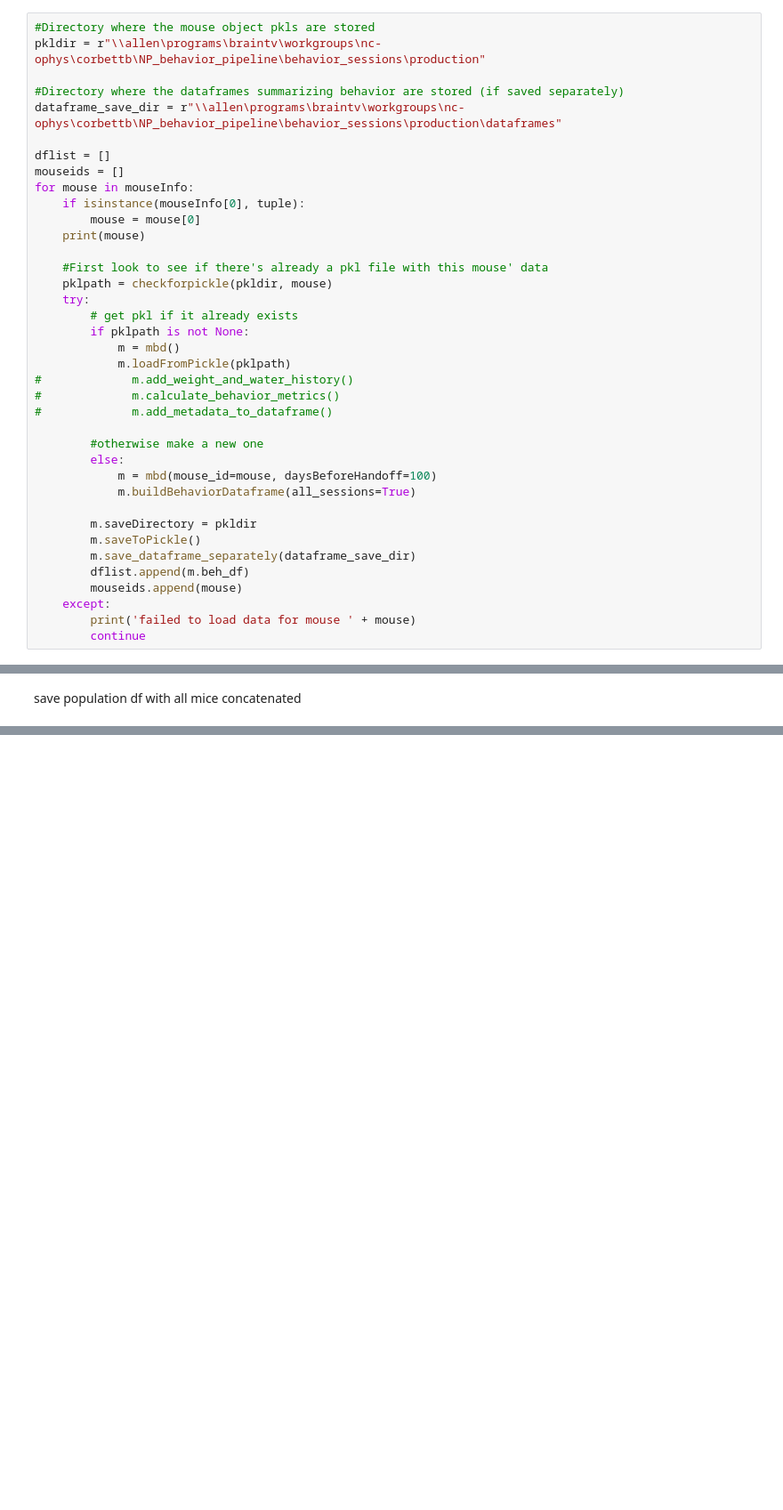
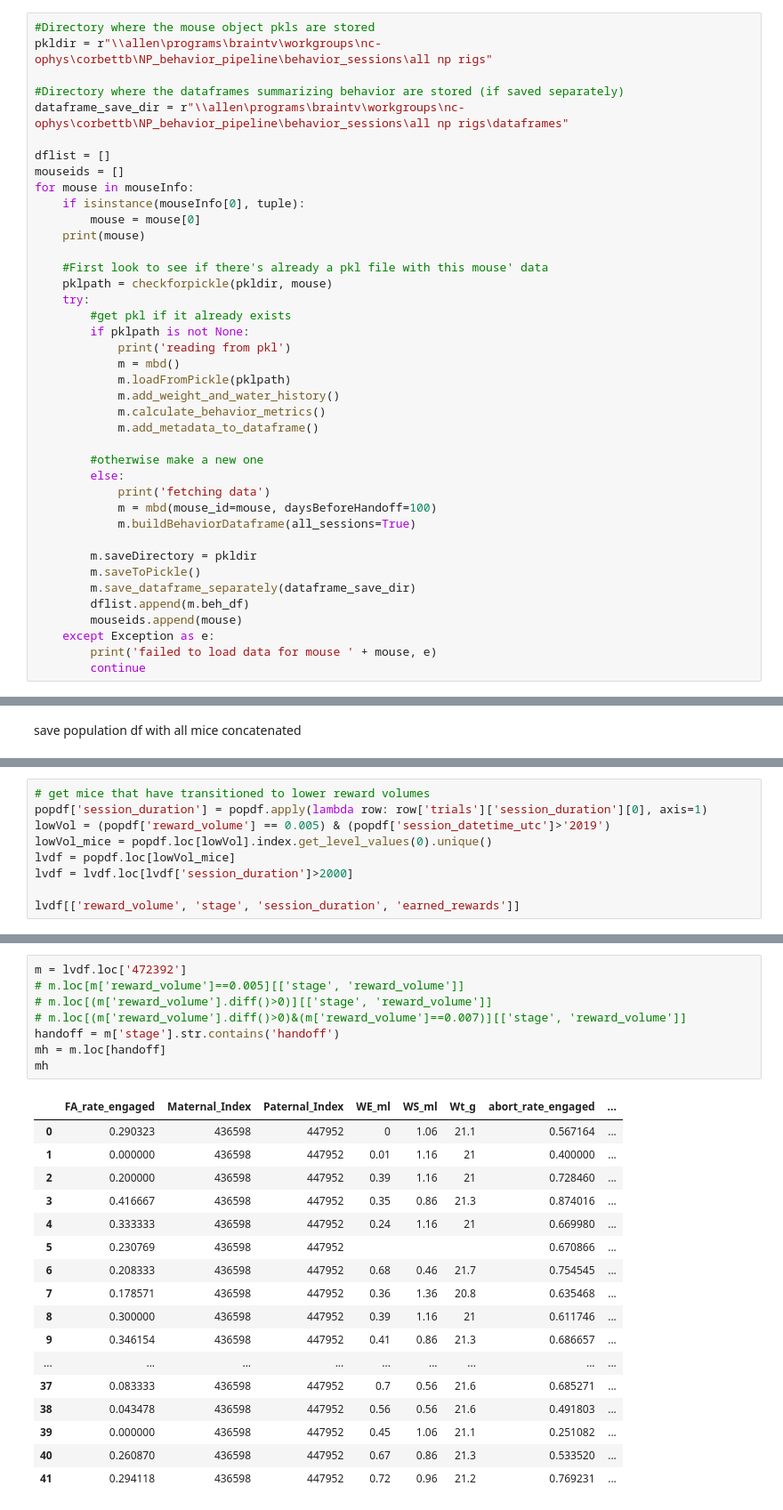
Before and after one commit to taminar/mouseBehaviorData, a Jupyter notebook: runBatchofMice.ipynb, the cells around one changed output, grey strips where cells are left out. Shown at 89% size. Saved outputs shown, nothing was run; the diff lists cells and outputs as text; blank space fills up the shorter version.

```diff
--- a/runBatchofMice.ipynb
+++ b/runBatchofMice.ipynb
@@ -20,10 +32,10 @@ def checkforpickle(directory, mouseID):
     return pklpath
 # %%
 #Directory where the mouse object pkls are stored
-pkldir = r"\\allen\programs\braintv\workgroups\nc-ophys\corbettb\NP_behavior_pipeline\behavior_sessions\production"
+pkldir = r"\\allen\programs\braintv\workgroups\nc-ophys\corbettb\NP_behavior_pipeline\behavior_sessions\all np rigs"
 
 #Directory where the dataframes summarizing behavior are stored (if saved separately)
-dataframe_save_dir = r"\\allen\programs\braintv\workgroups\nc-ophys\corbettb\NP_behavior_pipeline\behavior_sessions\production\dataframes"
+dataframe_save_dir = r"\\allen\programs\braintv\workgroups\nc-ophys\corbettb\NP_behavior_pipeline\behavior_sessions\all np rigs\dataframes"
 
 dflist = []
 mouseids = []
@@ -35,16 +47,18 @@ for mouse in mouseInfo:
     #First look to see if there's already a pkl file with this mouse' data
     pklpath = checkforpickle(pkldir, mouse)
     try:
-        # get pkl if it already exists
+        #get pkl if it already exists
         if pklpath is not None:
+            print('reading from pkl')
             m = mbd()
             m.loadFromPickle(pklpath)
-#             m.add_weight_and_water_history()
-#             m.calculate_behavior_metrics()
-#             m.add_metadata_to_dataframe()
+            m.add_weight_and_water_history()
+            m.calculate_behavior_metrics()
+            m.add_metadata_to_dataframe()
 
         #otherwise make a new one
         else:
+            print('fetching data')
             m = mbd(mouse_id=mouse, daysBeforeHandoff=100)
             m.buildBehaviorDataframe(all_sessions=True)
 
@@ -53,7 +67,7 @@ for mouse in mouseInfo:
         m.save_dataframe_separately(dataframe_save_dir)
         dflist.append(m.beh_df)
         mouseids.append(mouse)
-    except:
-        print('failed to load data for mouse ' + mouse)
+    except Exception as e:
+        print('failed to load data for mouse ' + mouse, e)
         continue
 # %% [output]
@@ -119,0 +127,9 @@ KeyError: 'session_datetime_utc'
+# %%
+# get mice that have transitioned to lower reward volumes
+popdf['session_duration'] = popdf.apply(lambda row: row['trials']['session_duration'][0], axis=1)
+lowVol = (popdf['reward_volume'] == 0.005) & (popdf['session_datetime_utc']>'2019')
+lowVol_mice = popdf.loc[lowVol].index.get_level_values(0).unique()
+lvdf = popdf.loc[lowVol_mice]
+lvdf = lvdf.loc[lvdf['session_duration']>2000]
+
+lvdf[['reward_volume', 'stage', 'session_duration', 'earned_rewards']]
@@ -119,0 +155,26 @@ KeyError: 'session_datetime_utc'
+# %%
+m = lvdf.loc['472392']
+# m.loc[m['reward_volume']==0.005][['stage', 'reward_volume']]
+# m.loc[(m['reward_volume'].diff()>0)][['stage', 'reward_volume']]
+# m.loc[(m['reward_volume'].diff()>0)&(m['reward_volume']==0.007)][['stage', 'reward_volume']]
+handoff = m['stage'].str.contains('handoff')
+mh = m.loc[handoff]
+mh
+# %% [output]
+|  | FA_rate_engaged | Maternal_Index | Paternal_Index | WE_ml | WS_ml | Wt_g | abort_rate_engaged | ... |
+| 0 | 0.290323 | 436598 | 447952 | 0 | 1.06 | 21.1 | 0.567164 | ... |
+| 1 | 0.000000 | 436598 | 447952 | 0.01 | 1.16 | 21 | 0.400000 | ... |
+| 2 | 0.200000 | 436598 | 447952 | 0.39 | 1.16 | 21 | 0.728460 | ... |
+| 3 | 0.416667 | 436598 | 447952 | 0.35 | 0.86 | 21.3 | 0.874016 | ... |
+| 4 | 0.333333 | 436598 | 447952 | 0.24 | 1.16 | 21 | 0.669980 | ... |
+| 5 | 0.230769 | 436598 | 447952 |  |  |  | 0.670866 | ... |
+| 6 | 0.208333 | 436598 | 447952 | 0.68 | 0.46 | 21.7 | 0.754545 | ... |
+| 7 | 0.178571 | 436598 | 447952 | 0.36 | 1.36 | 20.8 | 0.635468 | ... |
+| 8 | 0.300000 | 436598 | 447952 | 0.39 | 1.16 | 21 | 0.611746 | ... |
+| 9 | 0.346154 | 436598 | 447952 | 0.41 | 0.86 | 21.3 | 0.686657 | ... |
+| ... | ... | ... | ... | ... | ... | ... | ... | ... |
+| 37 | 0.083333 | 436598 | 447952 | 0.7 | 0.56 | 21.6 | 0.685271 | ... |
+| 38 | 0.043478 | 436598 | 447952 | 0.56 | 0.56 | 21.6 | 0.491803 | ... |
+| 39 | 0.000000 | 436598 | 447952 | 0.45 | 1.06 | 21.1 | 0.251082 | ... |
+| 40 | 0.260870 | 436598 | 447952 | 0.67 | 0.86 | 21.3 | 0.533520 | ... |
+| 41 | 0.294118 | 436598 | 447952 | 0.72 | 0.96 | 21.2 | 0.769231 | ... |
```
Also changed, not shown: parts of 19 cells of this notebook, 8 other files.
